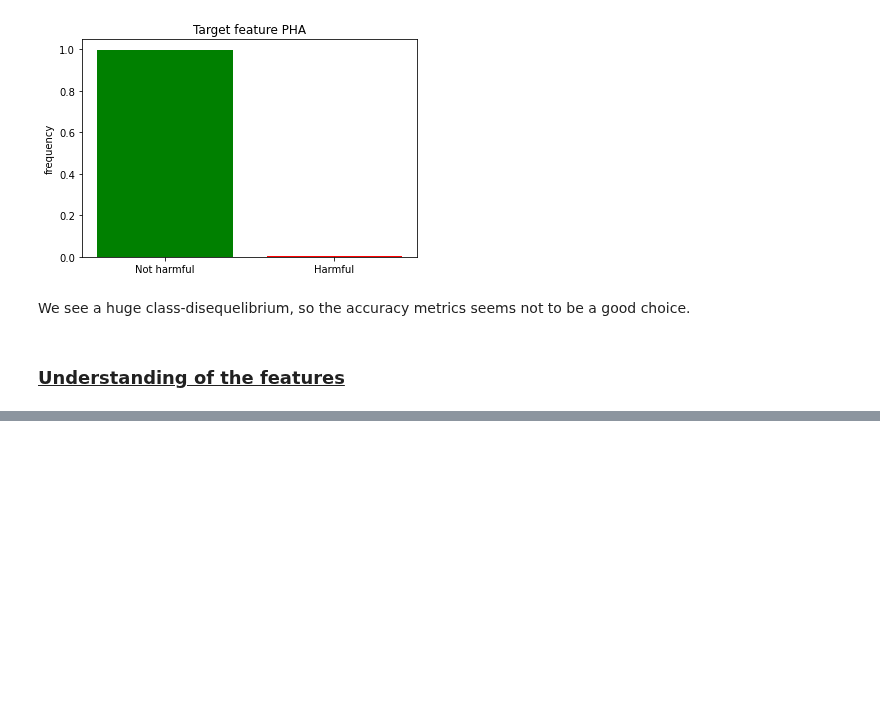
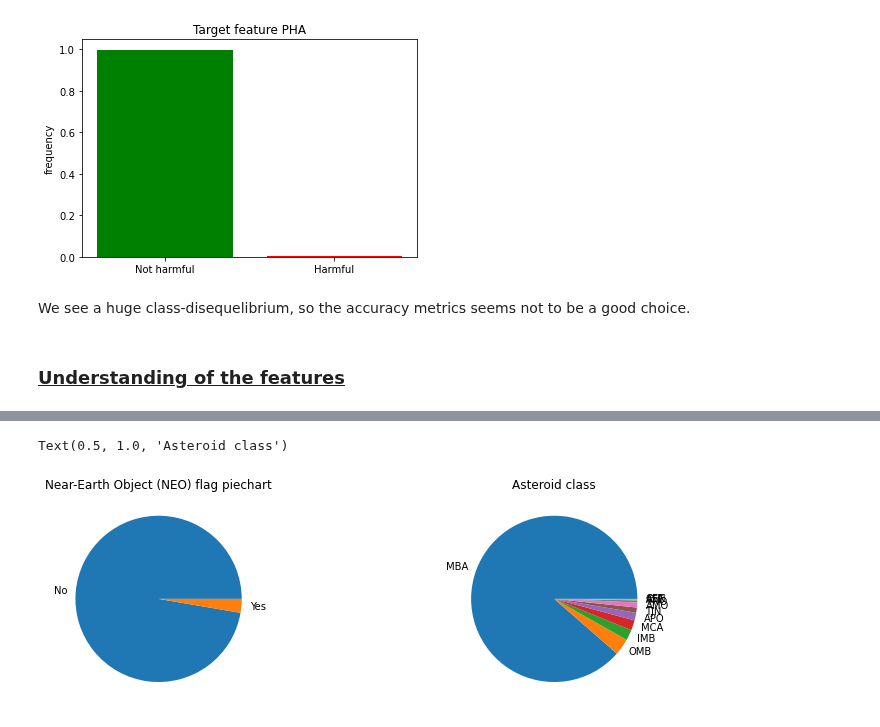
Before and after one commit to AnthonyJaquaniello/Machine_Learning, a Jupyter notebook: src/Asteroid.ipynb, the cells around one changed output, grey strips where cells are left out. Cells and saved outputs as stored; diff of their text form; code cells hidden in the pictures; blank space fills up the shorter version.

```diff
--- a/src/Asteroid.ipynb
+++ b/src/Asteroid.ipynb
@@ -164,0 +192,14 @@ We see a huge class-disequelibrium, so the accuracy metrics seems not to be a go
+# %%
+figure = plt.figure(figsize=(13, 13))
+
+neo = figure.add_subplot(3, 2, 1)
+neo.pie(x=asteroid_sample['neo'].value_counts(dropna=False), labels=['No', 'Yes'])
+neo.set_title('Near-Earth Object (NEO) flag piechart')
+
+ast_class = figure.add_subplot(3, 2, 2)
+ast_class.pie(x=asteroid_sample['class'].value_counts(dropna=False),
+              labels=asteroid_sample['class'].value_counts().index)
+ast_class.set_title('Asteroid class')
+# %% [output]
+Text(0.5, 1.0, 'Asteroid class')
+[figure, added]
```
Also changed, not shown: parts of 22 cells of this notebook.
